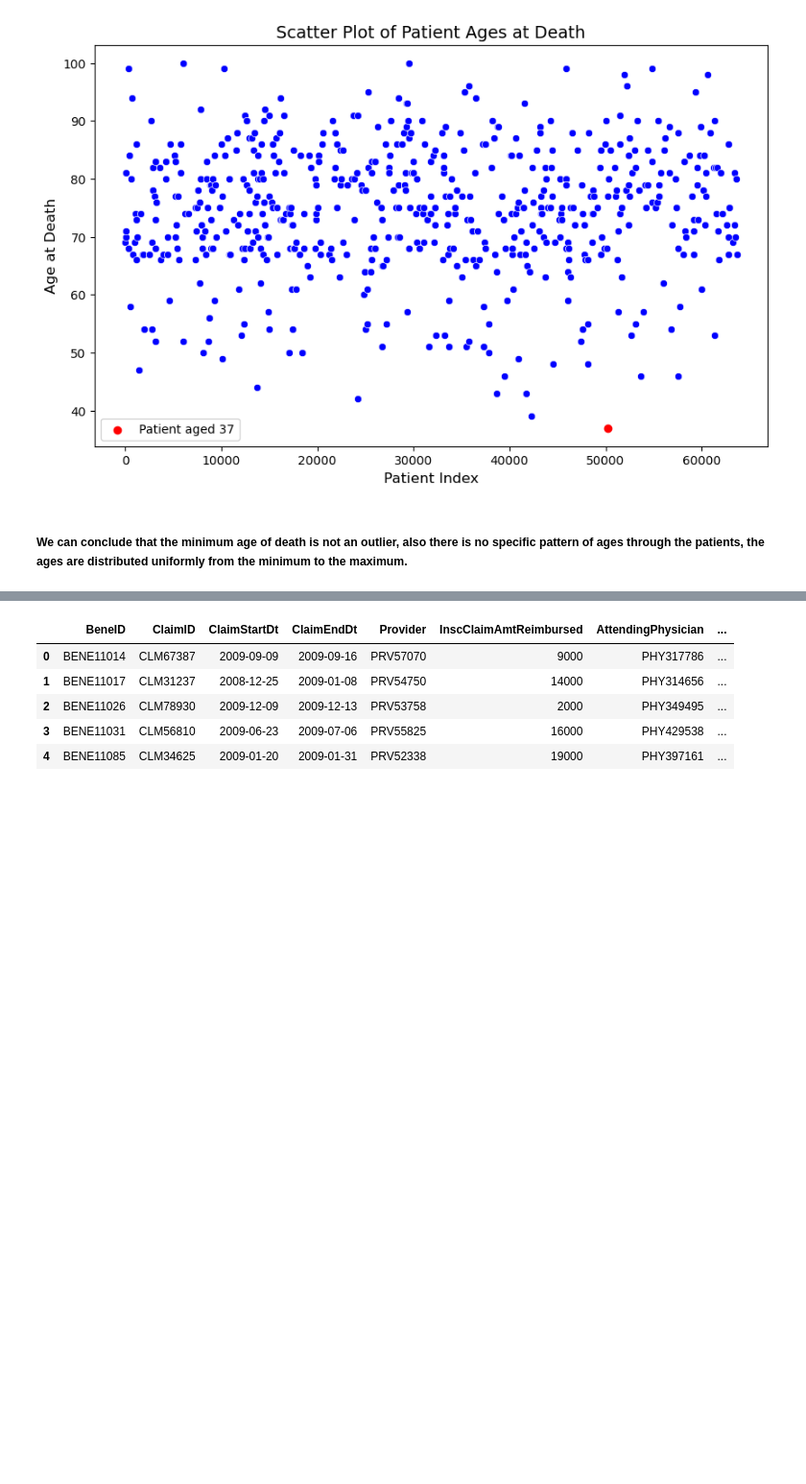
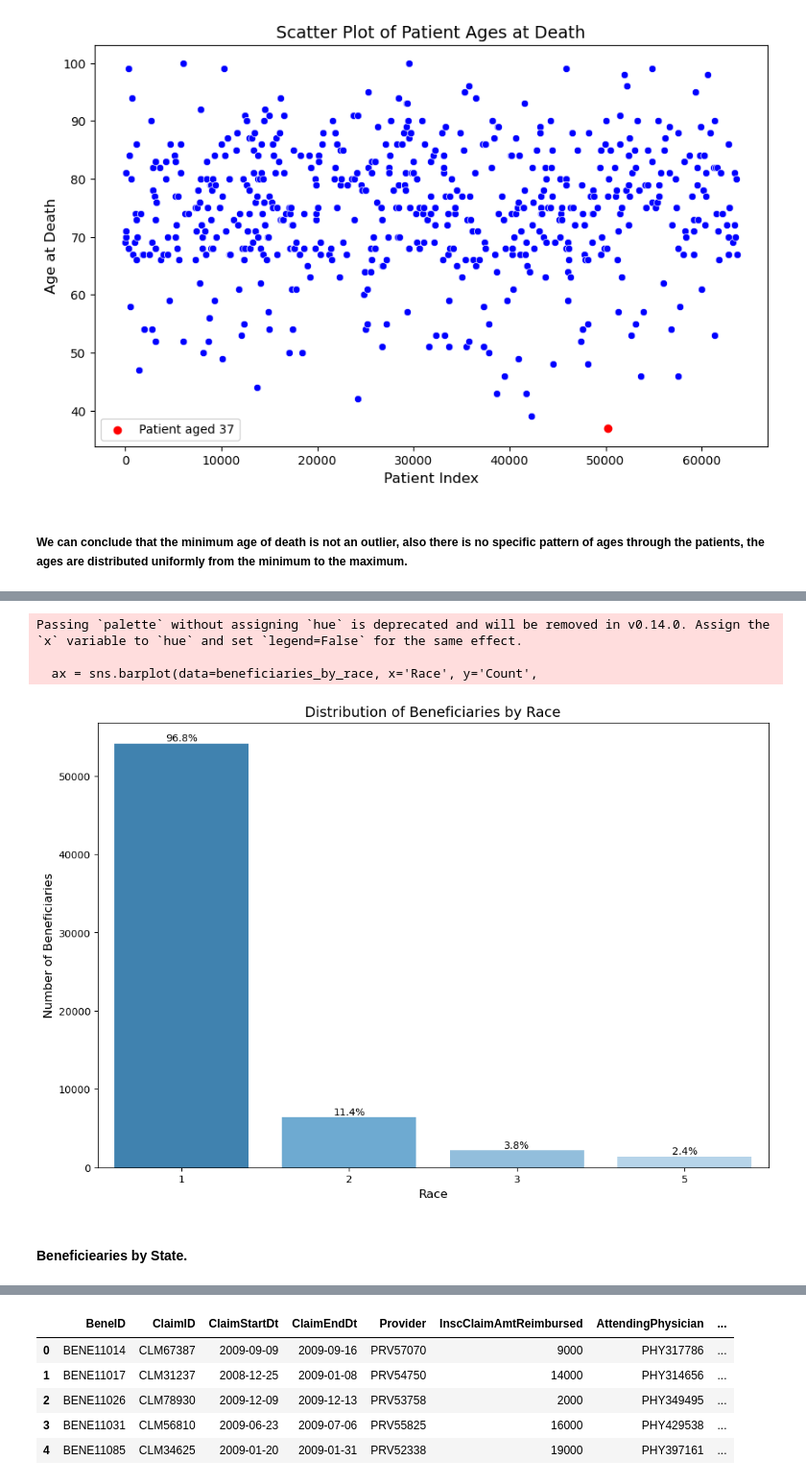
Before and after one commit to CesarChaparro1974/Healthcare-provider-fraud-detection, a Jupyter notebook: notebook.ipynb, the cells around one changed output, grey strips where cells are left out. Shown at 96% size. Drawn from its saved outputs; the diff is of its cells as text; code cells hidden in the pictures; blank space fills up the shorter version.

```diff
--- a/notebook.ipynb
+++ b/notebook.ipynb
@@ -324,0 +334,4 @@ plt.show()
+# %%
+# group by race and count the number of beneficiaries
+beneficiaries_by_race = test_beneficiary.groupby('Race').size().reset_index(name='Count')
+beneficiaries_by_race.head()
@@ -324,0 +344,27 @@ plt.show()
+# %%
+# create the bar plot
+plt.figure(figsize=(12, 8))
+ax = sns.barplot(data=beneficiaries_by_race, x='Race', y='Count',
+                 palette=['#2E86C1', '#5DADE2', '#85C1E9', '#AED6F1'])
+
+# calculate the percentage for each category
+beneficiaries_by_race['Percentage'] = (beneficiaries_by_race['Count'] / total_beneficiaries) * 100
+
+# adding percentages on top of each bar
+for index, row in beneficiaries_by_race.iterrows():
+    plt.text(index, row['Count'] + 50, f'{row["Percentage"]:.1f}%', ha='center', va='bottom')
+
+# add title and labels
+plt.title('Distribution of Beneficiaries by Race', fontsize=14)
+plt.xlabel('Race', fontsize=12)
+plt.ylabel('Number of Beneficiaries', fontsize=12)
+
+# show the plot
+plt.show()
+# %% [output]
+Passing `palette` without assigning `hue` is deprecated and will be removed in v0.14.0. Assign the `x` variable to `hue` and set `legend=False` for the same effect.
+
+  ax = sns.barplot(data=beneficiaries_by_race, x='Race', y='Count',
+[figure, added]
+# %% [markdown]
+#### Beneficiearies by State.
```
Also changed, not shown: parts of 32 cells of this notebook.
